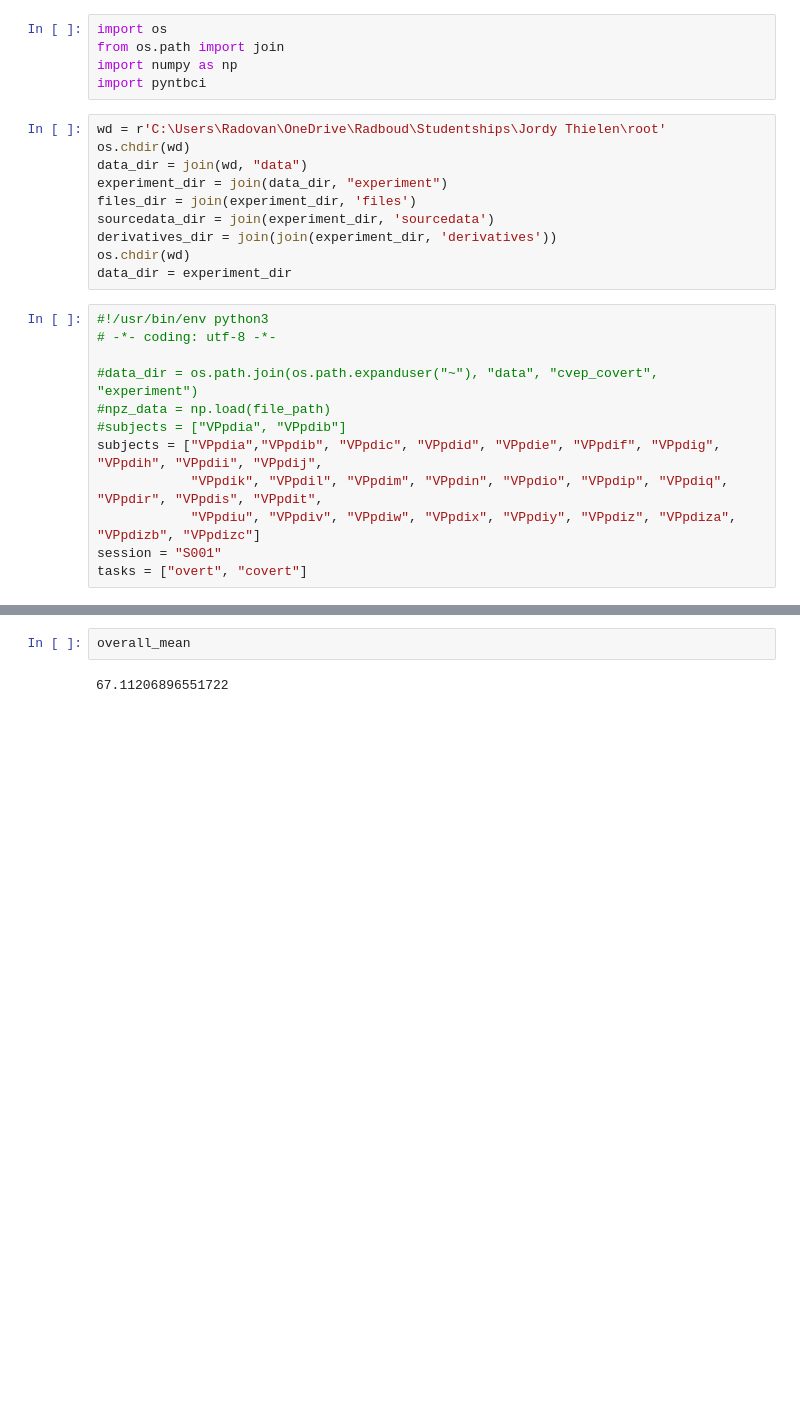
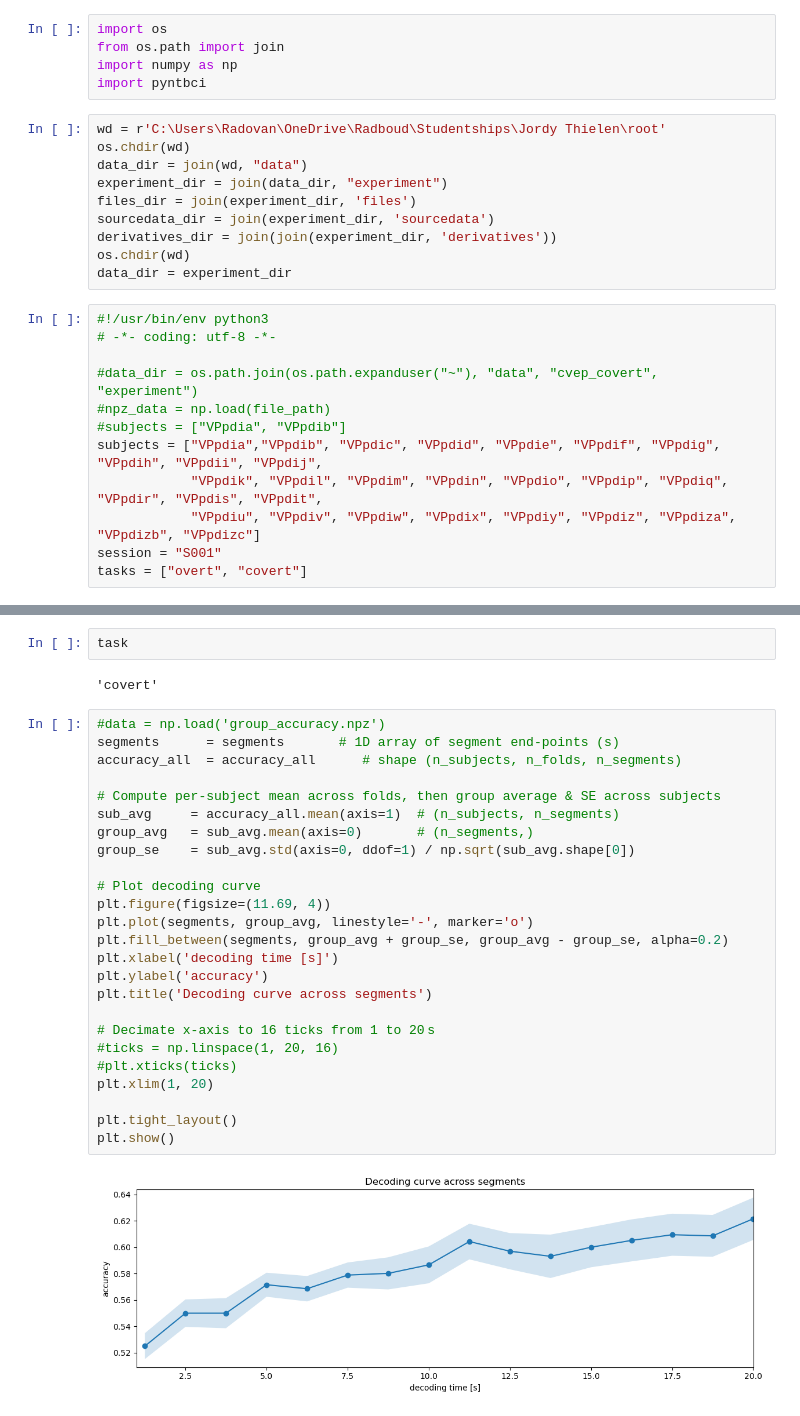
Before and after one commit to rvodila/Decoding-Covert-Attention-2025, a Jupyter notebook: Notebooks/cvep/rcca.ipynb, the cells around one changed output, grey strips where cells are left out. Cells and saved outputs as stored; diff of their text form; blank space fills up the shorter version.

```diff
--- a/Notebooks/cvep/rcca.ipynb
+++ b/Notebooks/cvep/rcca.ipynb
@@ -133,4 +326,31 @@ plt.show()
+# %%
+task
+# %% [output]
+'covert'
 # %%
-overall_mean
+#data = np.load('group_accuracy.npz')
+segments      = segments       # 1D array of segment end‐points (s)
+accuracy_all  = accuracy_all      # shape (n_subjects, n_folds, n_segments)
+
+# Compute per‐subject mean across folds, then group average & SE across subjects
+sub_avg     = accuracy_all.mean(axis=1)  # (n_subjects, n_segments)
+group_avg   = sub_avg.mean(axis=0)       # (n_segments,)
+group_se    = sub_avg.std(axis=0, ddof=1) / np.sqrt(sub_avg.shape[0])
+
+# Plot decoding curve
+plt.figure(figsize=(11.69, 4))
+plt.plot(segments, group_avg, linestyle='-', marker='o')
+plt.fill_between(segments, group_avg + group_se, group_avg - group_se, alpha=0.2)
+plt.xlabel('decoding time [s]')
+plt.ylabel('accuracy')
+plt.title('Decoding curve across segments')
+
+# Decimate x‐axis to 16 ticks from 1 to 20 s
+#ticks = np.linspace(1, 20, 16)
+#plt.xticks(ticks)
+plt.xlim(1, 20)
+
+plt.tight_layout()
+plt.show()
 # %% [output]
-67.11206896551722
+[figure, added]
```
Also changed, not shown: parts of 8 cells of this notebook, 12 other files.
